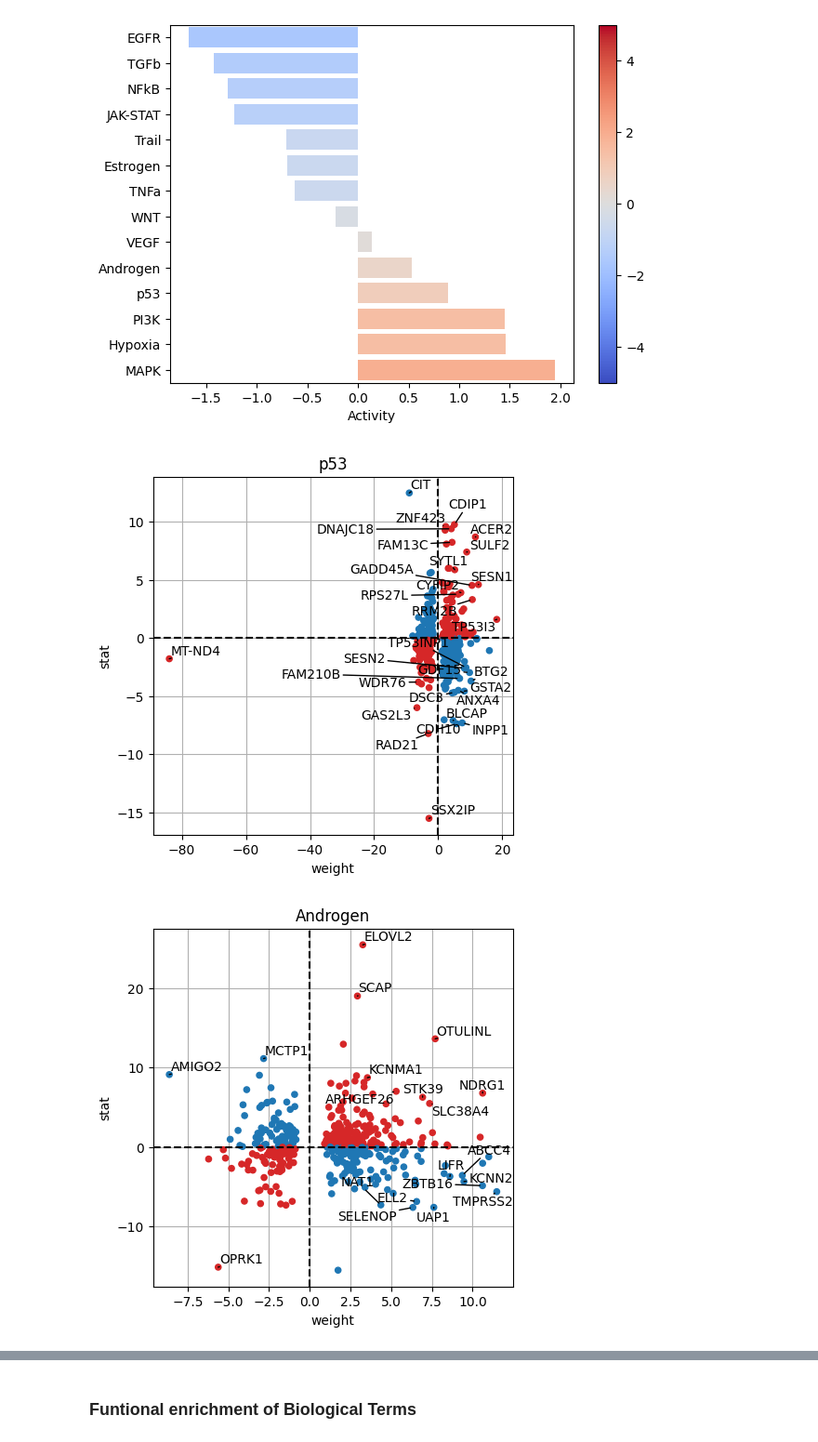
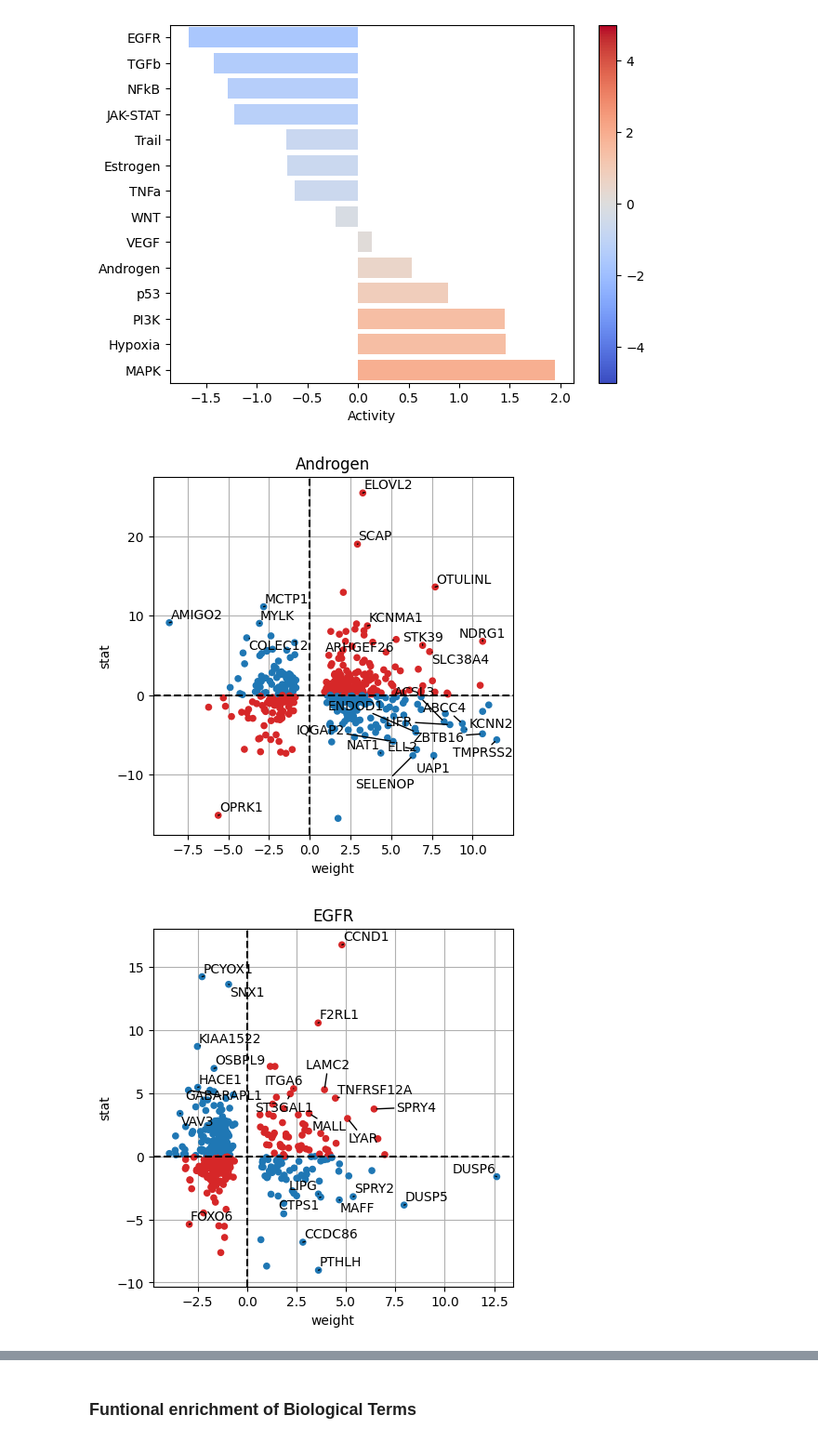
Before and after one commit to AlexanderFastner/MAFA_functional_analysis, a Jupyter notebook: notebooks/direct_comparison_WT_01.ipynb, the cells around one changed output, grey strips where cells are left out. Shown at 93% size. Saved outputs shown, nothing was run; the diff lists cells and outputs as text; code cells hidden in the pictures.

```diff
--- a/notebooks/direct_comparison_WT_01.ipynb
+++ b/notebooks/direct_comparison_WT_01.ipynb
@@ -328,7 +295,8 @@ mat
 # %% [markdown]
 ### Transcription factor activity inference
 # %%
-collectri = dc.get_collectri(organism='human')
+#collectri = dc.get_collectri(organism='human')
+collectri = pd.read_csv("collectri.csv")
 collectri
 # %% [output]
 |  | source | target | weight | PMID |
@@ -455,0 +426,3 @@ long_df
+# %%
+tf_acts_MLM, tf_pvals_MLM, = dc.run_mlm(mat=mat, net=collectri, verbose=True)
+tf_acts_MLM
@@ -511,6 +560,9 @@ progeny
 # %%
 # Infer pathway activities with mlm
 pathway_acts, pathway_pvals = dc.run_mlm(mat=mat, net=progeny, verbose=True)
-pathway_acts
+pathway_acts.index=['Activity_score']
+pathway_pvals.index=['pval']
+#pathway_acts
+pathway_all = pd.concat([pathway_acts, pathway_pvals])
 # %% [output]
 Running mlm on mat with 1 samples and 15375 targets for 14 sources.
@@ -544,4 +595,5 @@ long_df
 # %%
+pathway_acts.index=['treatment.vs.control']
 dc.plot_barplot(
     pathway_acts,
     'treatment.vs.control',
@@ -554,11 +606,11 @@ dc.plot_barplot(
 # %% [output]
 [figure]
 # %%
-# dc.plot_targets(results_df, stat='stat', source_name='p53', net=progeny, top=30,save='../figures/direct/WT_T0_T1/p53_targets.png')
-# dc.plot_targets(results_df, stat='stat', source_name='Androgen', net=progeny, top=20,save='../figures/direct/WT_T0_T1/Androgen_targets.png')
-# dc.plot_targets(results_df, stat='stat', source_name='JAK-STAT', net=progeny, top=20, save='../figures/direct/WT_T0_T1/JAK-STAT_targets.png')
-
-# Approach to investigate p53 -> PPI -> mechanism? -> ask -> Table with list of targets for each one of the pathways with statistics
+#Run for all pathways
+#TODO make this a loop to do for each
+for pathway in pathway_acts:
+    #print(pathway)
+    dc.plot_targets(results_df, stat='stat', source_name=pathway, net=progeny, top=25, save=f'../figures/direct/WT_T0_T1/{pathway}_targets.png')
 # %% [output]
-[figure, old version]
+[figure, new version]
-[figure, old version]
+[figure, new version]
```
Also changed, not shown: parts of 26 cells of this notebook, 54 other files.
